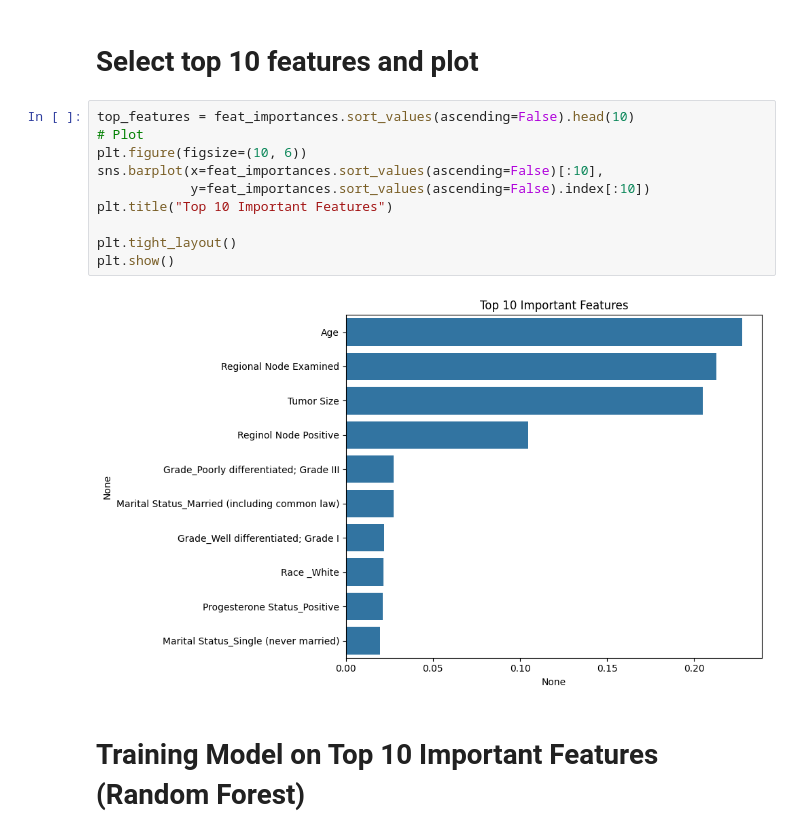
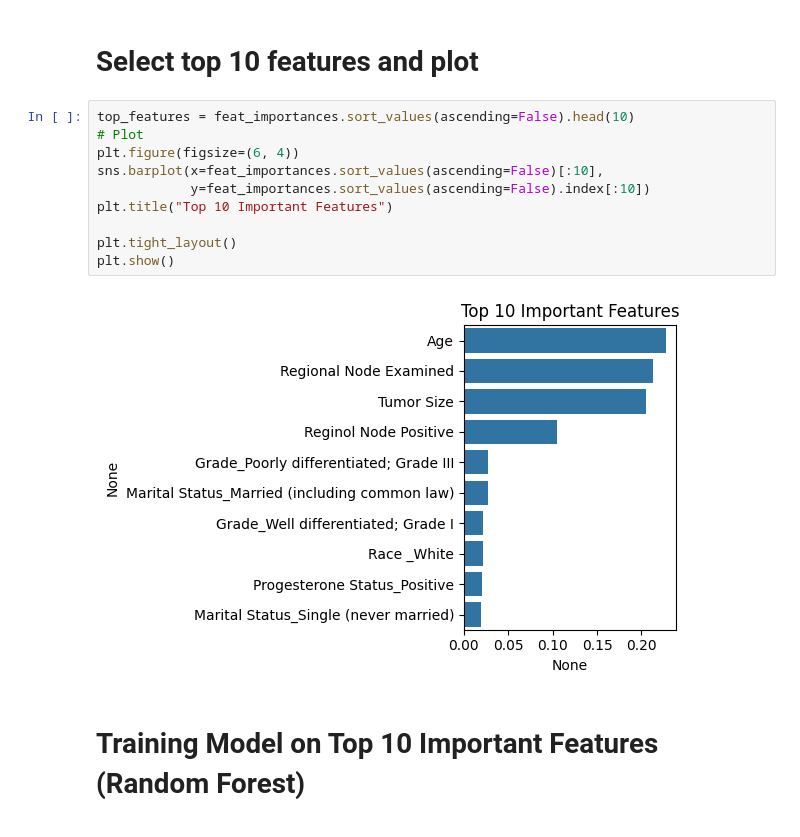
Before and after one commit to MichaelYemane707/breast_cancer_prediction, a Jupyter notebook: RandomForestClassifier.ipynb, the cells around one changed output. Cells and saved outputs as stored; diff of their text form.

```diff
--- a/RandomForestClassifier.ipynb
+++ b/RandomForestClassifier.ipynb
@@ -181,15 +182,15 @@ weighted avg       0.57      0.63      0.58       805
 # %%
 top_features = feat_importances.sort_values(ascending=False).head(10)
 # Plot
-plt.figure(figsize=(10, 6))
+plt.figure(figsize=(6, 4))
 sns.barplot(x=feat_importances.sort_values(ascending=False)[:10],
             y=feat_importances.sort_values(ascending=False).index[:10])
 plt.title("Top 10 Important Features")
 
 plt.tight_layout()
 plt.show()
 # %% [output]
-[figure, old version]
+[figure, new version]
 # %% [markdown]
 # Training Model on Top 10 Important Features (Random Forest)
 # %%
```
Also changed, not shown: parts of 14 cells of this notebook.
